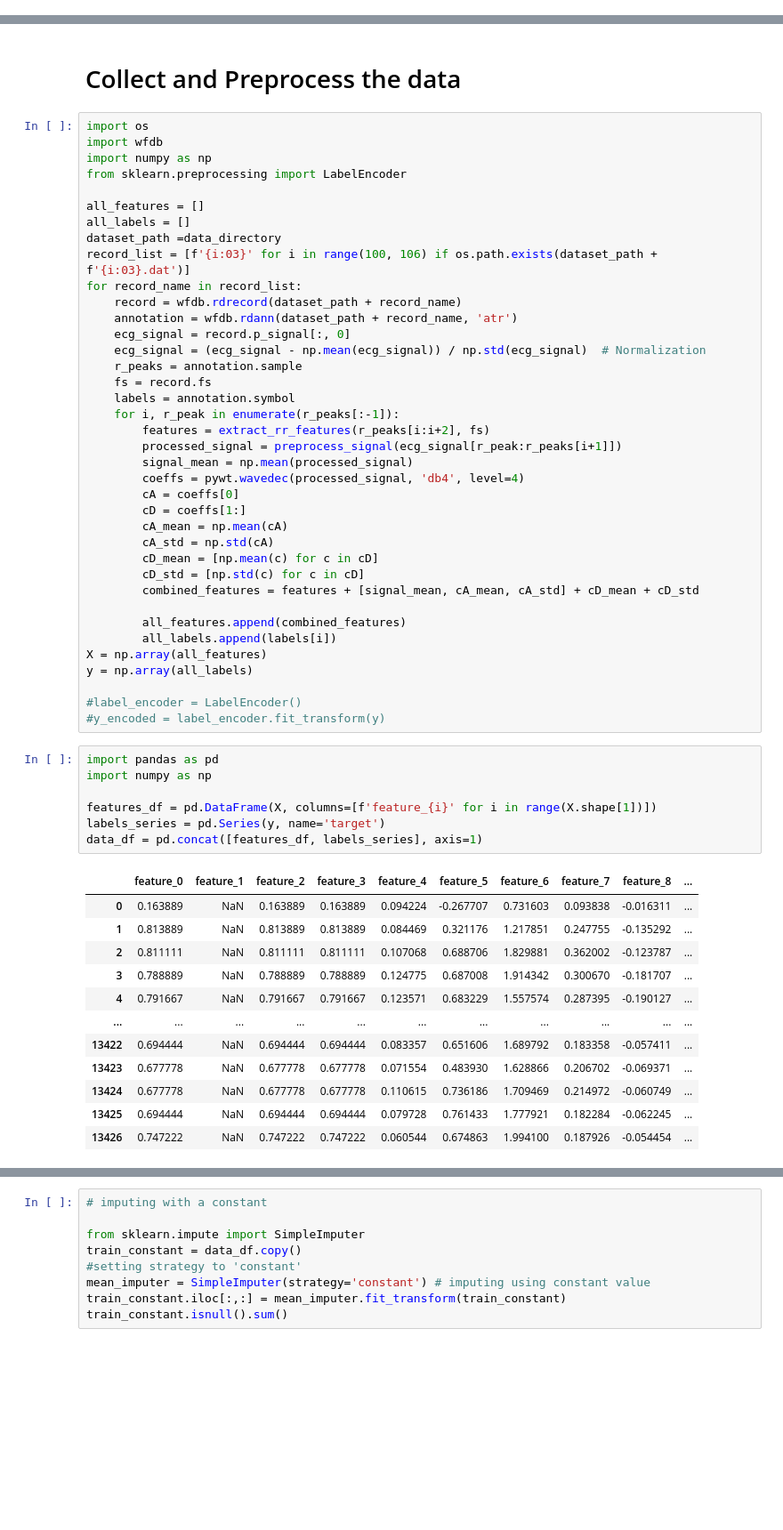
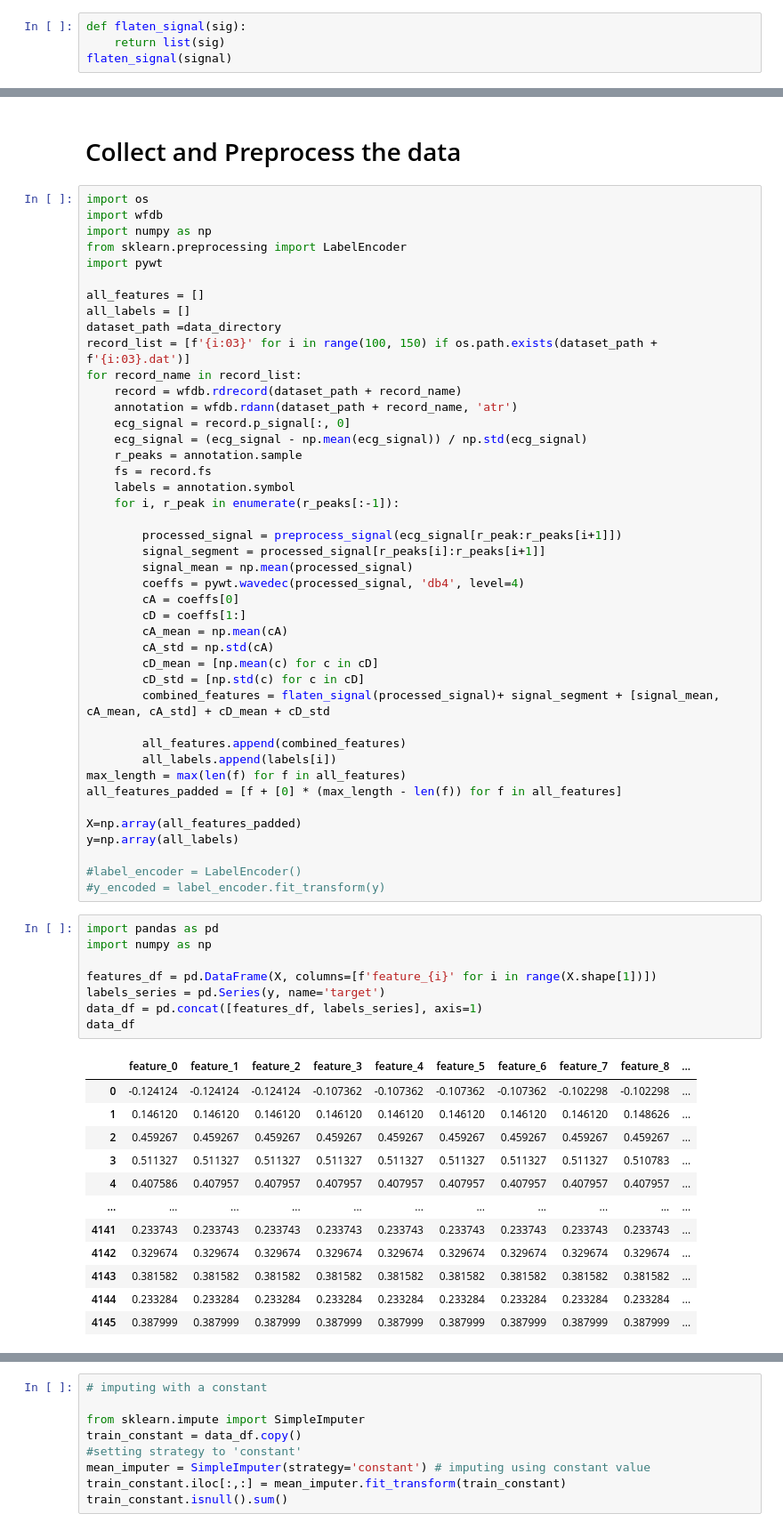
Before and after one commit to ouerghi01/HeartbeatClassification, a Jupyter notebook: HeartBeat.ipynb, the cells around one changed output, grey strips where cells are left out. Shown: that part at 89% size. Cells and saved outputs as stored; diff of their text form; blank space fills up the shorter version.

```diff
--- a/HeartBeat.ipynb
+++ b/HeartBeat.ipynb
@@ -56,3 +56,7 @@ plt.grid()
 plt.show()
 # %% [output]
 [figure]
+# %%
+def flaten_signal(sig):
+    return list(sig)
+flaten_signal(signal)
@@ -352,22 +375,24 @@ import os
 import wfdb
 import numpy as np
 from sklearn.preprocessing import LabelEncoder
+import pywt
 
 all_features = []
 all_labels = []
 dataset_path =data_directory
-record_list = [f'{i:03}' for i in range(100, 106) if os.path.exists(dataset_path + f'{i:03}.dat')]
+record_list = [f'{i:03}' for i in range(100, 150) if os.path.exists(dataset_path + f'{i:03}.dat')]
 for record_name in record_list:
     record = wfdb.rdrecord(dataset_path + record_name)
     annotation = wfdb.rdann(dataset_path + record_name, 'atr')
     ecg_signal = record.p_signal[:, 0]
-    ecg_signal = (ecg_signal - np.mean(ecg_signal)) / np.std(ecg_signal)  # Normalization
+    ecg_signal = (ecg_signal - np.mean(ecg_signal)) / np.std(ecg_signal)
     r_peaks = annotation.sample
     fs = record.fs
     labels = annotation.symbol
     for i, r_peak in enumerate(r_peaks[:-1]):
-        features = extract_rr_features(r_peaks[i:i+2], fs)
+
         processed_signal = preprocess_signal(ecg_signal[r_peak:r_peaks[i+1]])
+        signal_segment = processed_signal[r_peaks[i]:r_peaks[i+1]]
         signal_mean = np.mean(processed_signal)
         coeffs = pywt.wavedec(processed_signal, 'db4', level=4)
         cA = coeffs[0]
@@ -376,32 +401,36 @@ for record_name in record_list:
         cA_std = np.std(cA)
         cD_mean = [np.mean(c) for c in cD]
         cD_std = [np.std(c) for c in cD]
-        combined_features = features + [signal_mean, cA_mean, cA_std] + cD_mean + cD_std
+        combined_features = flaten_signal(processed_signal)+ signal_segment + [signal_mean, cA_mean, cA_std] + cD_mean + cD_std
 
         all_features.append(combined_features)
         all_labels.append(labels[i])
-X = np.array(all_features)
-y = np.array(all_labels)
+max_length = max(len(f) for f in all_features)
+all_features_padded = [f + [0] * (max_length - len(f)) for f in all_features]
+
+X=np.array(all_features_padded)
+y=np.array(all_labels)
 
 #label_encoder = LabelEncoder()
 #y_encoded = label_encoder.fit_transform(y)
 # %%
 import pandas as pd
 import numpy as np
 
 features_df = pd.DataFrame(X, columns=[f'feature_{i}' for i in range(X.shape[1])])
 labels_series = pd.Series(y, name='target')
 data_df = pd.concat([features_df, labels_series], axis=1)
+data_df
 # %% [output]
 |  | feature_0 | feature_1 | feature_2 | feature_3 | feature_4 | feature_5 | feature_6 | feature_7 | feature_8 | ... |
-| 0 | 0.163889 | NaN | 0.163889 | 0.163889 | 0.094224 | -0.267707 | 0.731603 | 0.093838 | -0.016311 | ... |
-| 1 | 0.813889 | NaN | 0.813889 | 0.813889 | 0.084469 | 0.321176 | 1.217851 | 0.247755 | -0.135292 | ... |
-| 2 | 0.811111 | NaN | 0.811111 | 0.811111 | 0.107068 | 0.688706 | 1.829881 | 0.362002 | -0.123787 | ... |
-| 3 | 0.788889 | NaN | 0.788889 | 0.788889 | 0.124775 | 0.687008 | 1.914342 | 0.300670 | -0.181707 | ... |
-| 4 | 0.791667 | NaN | 0.791667 | 0.791667 | 0.123571 | 0.683229 | 1.557574 | 0.287395 | -0.190127 | ... |
+| 0 | -0.124124 | -0.124124 | -0.124124 | -0.107362 | -0.107362 | -0.107362 | -0.107362 | -0.102298 | -0.102298 | ... |
+| 1 | 0.146120 | 0.146120 | 0.146120 | 0.146120 | 0.146120 | 0.146120 | 0.146120 | 0.146120 | 0.148626 | ... |
+| 2 | 0.459267 | 0.459267 | 0.459267 | 0.459267 | 0.459267 | 0.459267 | 0.459267 | 0.459267 | 0.459267 | ... |
+| 3 | 0.511327 | 0.511327 | 0.511327 | 0.511327 | 0.511327 | 0.511327 | 0.511327 | 0.511327 | 0.510783 | ... |
+| 4 | 0.407586 | 0.407957 | 0.407957 | 0.407957 | 0.407957 | 0.407957 | 0.407957 | 0.407957 | 0.407957 | ... |
 | ... | ... | ... | ... | ... | ... | ... | ... | ... | ... | ... |
-| 13422 | 0.694444 | NaN | 0.694444 | 0.694444 | 0.083357 | 0.651606 | 1.689792 | 0.183358 | -0.057411 | ... |
-| 13423 | 0.677778 | NaN | 0.677778 | 0.677778 | 0.071554 | 0.483930 | 1.628866 | 0.206702 | -0.069371 | ... |
-| 13424 | 0.677778 | NaN | 0.677778 | 0.677778 | 0.110615 | 0.736186 | 1.709469 | 0.214972 | -0.060749 | ... |
-| 13425 | 0.694444 | NaN | 0.694444 | 0.694444 | 0.079728 | 0.761433 | 1.777921 | 0.182284 | -0.062245 | ... |
-| 13426 | 0.747222 | NaN | 0.747222 | 0.747222 | 0.060544 | 0.674863 | 1.994100 | 0.187926 | -0.054454 | ... |
+| 4141 | 0.233743 | 0.233743 | 0.233743 | 0.233743 | 0.233743 | 0.233743 | 0.233743 | 0.233743 | 0.233743 | ... |
+| 4142 | 0.329674 | 0.329674 | 0.329674 | 0.329674 | 0.329674 | 0.329674 | 0.329674 | 0.329674 | 0.329674 | ... |
+| 4143 | 0.381582 | 0.381582 | 0.381582 | 0.381582 | 0.381582 | 0.381582 | 0.381582 | 0.381582 | 0.381582 | ... |
+| 4144 | 0.233284 | 0.233284 | 0.233284 | 0.233284 | 0.233284 | 0.233284 | 0.233284 | 0.233284 | 0.233284 | ... |
+| 4145 | 0.387999 | 0.387999 | 0.387999 | 0.387999 | 0.387999 | 0.387999 | 0.387999 | 0.387999 | 0.387999 | ... |
```
Also changed, not shown: parts of 7 cells of this notebook.
